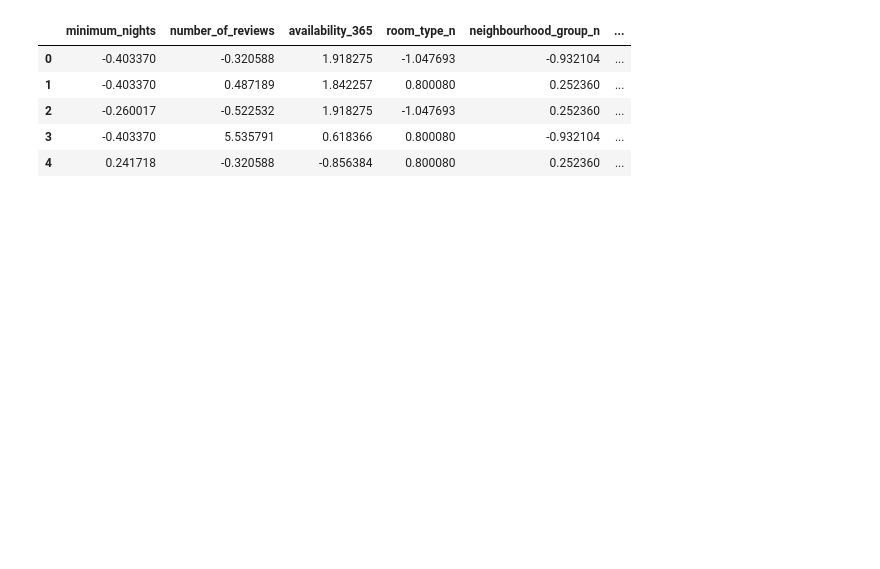
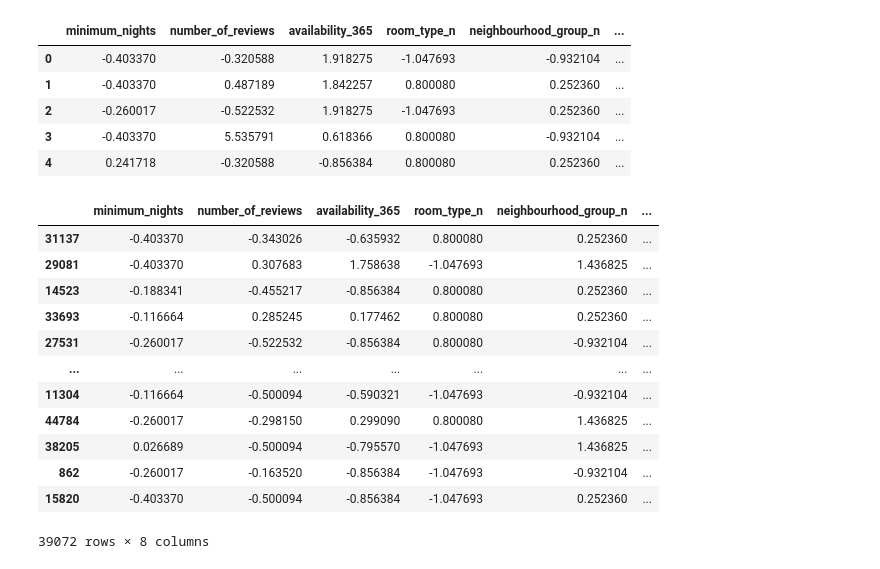
Before and after one commit to JLizon/JLL_machine-learning-python-template, a Jupyter notebook: src/explore.ipynb, the cells around one changed output. Drawn from its saved outputs; the diff is of its cells as text; code cells hidden in the pictures; blank space fills up the shorter version.

```diff
--- a/src/explore.ipynb
+++ b/src/explore.ipynb
@@ -275,3 +247,26 @@ total_data_norm.head()
 | 2 | -0.260017 | -0.522532 | 1.918275 | -1.047693 | 0.252360 | ... |
 | 3 | -0.403370 | 5.535791 | 0.618366 | 0.800080 | -0.932104 | ... |
 | 4 | 0.241718 | -0.320588 | -0.856384 | 0.800080 | 0.252360 | ... |
+# %%
+from sklearn.feature_selection import f_classif, SelectKBest
+from sklearn.model_selection import train_test_split
+
+X = total_data_norm.drop("price", axis = 1)
+y = total_data_norm["price"]
+
+X_train, X_test, y_train, y_test = train_test_split(X, y, test_size = 0.2, random_state = 42)
+X_train
+# %% [output]
+|  | minimum_nights | number_of_reviews | availability_365 | room_type_n | neighbourhood_group_n | ... |
+| 31137 | -0.403370 | -0.343026 | -0.635932 | 0.800080 | 0.252360 | ... |
+| 29081 | -0.403370 | 0.307683 | 1.758638 | -1.047693 | 1.436825 | ... |
+| 14523 | -0.188341 | -0.455217 | -0.856384 | 0.800080 | 0.252360 | ... |
+| 33693 | -0.116664 | 0.285245 | 0.177462 | 0.800080 | 0.252360 | ... |
+| 27531 | -0.260017 | -0.522532 | -0.856384 | 0.800080 | -0.932104 | ... |
+| ... | ... | ... | ... | ... | ... | ... |
+| 11304 | -0.116664 | -0.500094 | -0.590321 | -1.047693 | -0.932104 | ... |
+| 44784 | -0.260017 | -0.298150 | 0.299090 | 0.800080 | 1.436825 | ... |
+| 38205 | 0.026689 | -0.500094 | -0.795570 | -1.047693 | 1.436825 | ... |
+| 862 | -0.260017 | -0.163520 | -0.856384 | -1.047693 | -0.932104 | ... |
+| 15820 | -0.403370 | -0.500094 | -0.856384 | -1.047693 | 0.252360 | ... |
+39072 rows × 8 columns
```
Also changed, not shown: parts of 5 cells of this notebook, 2 other files.
